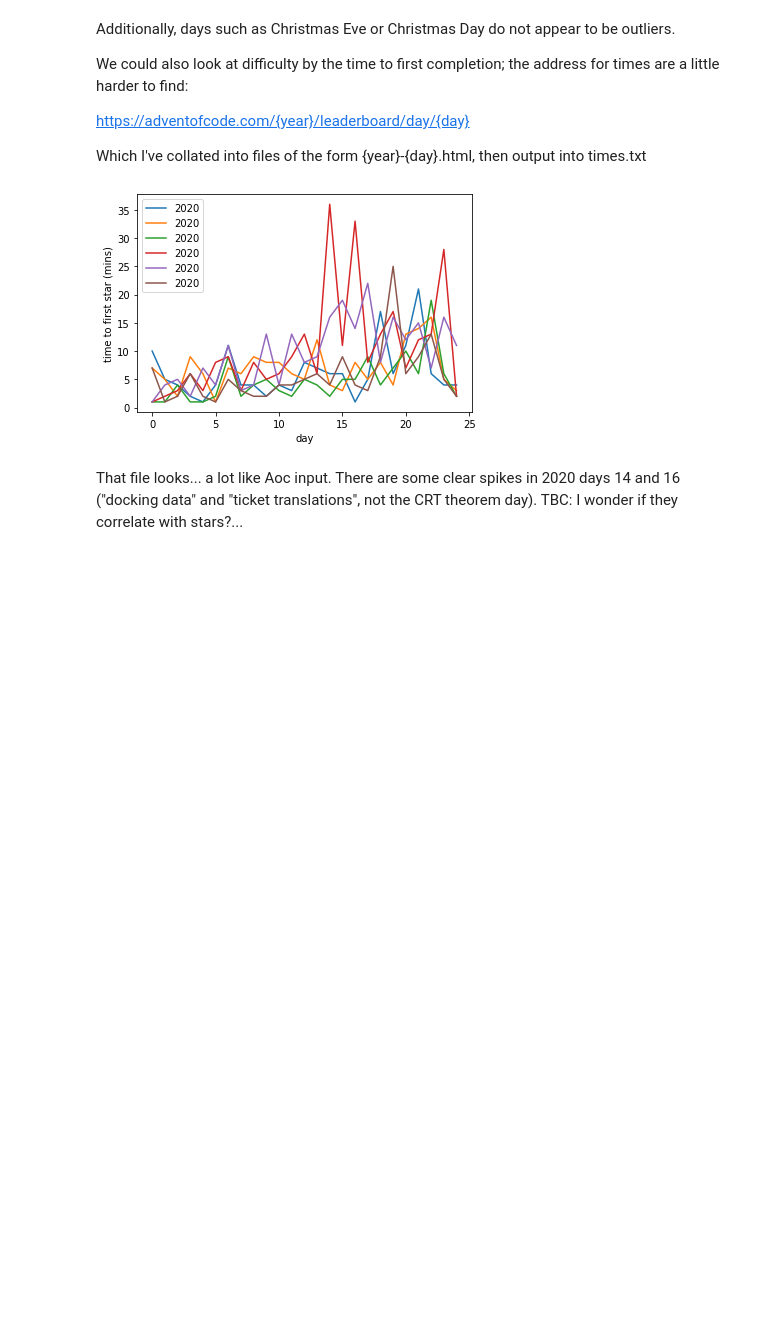
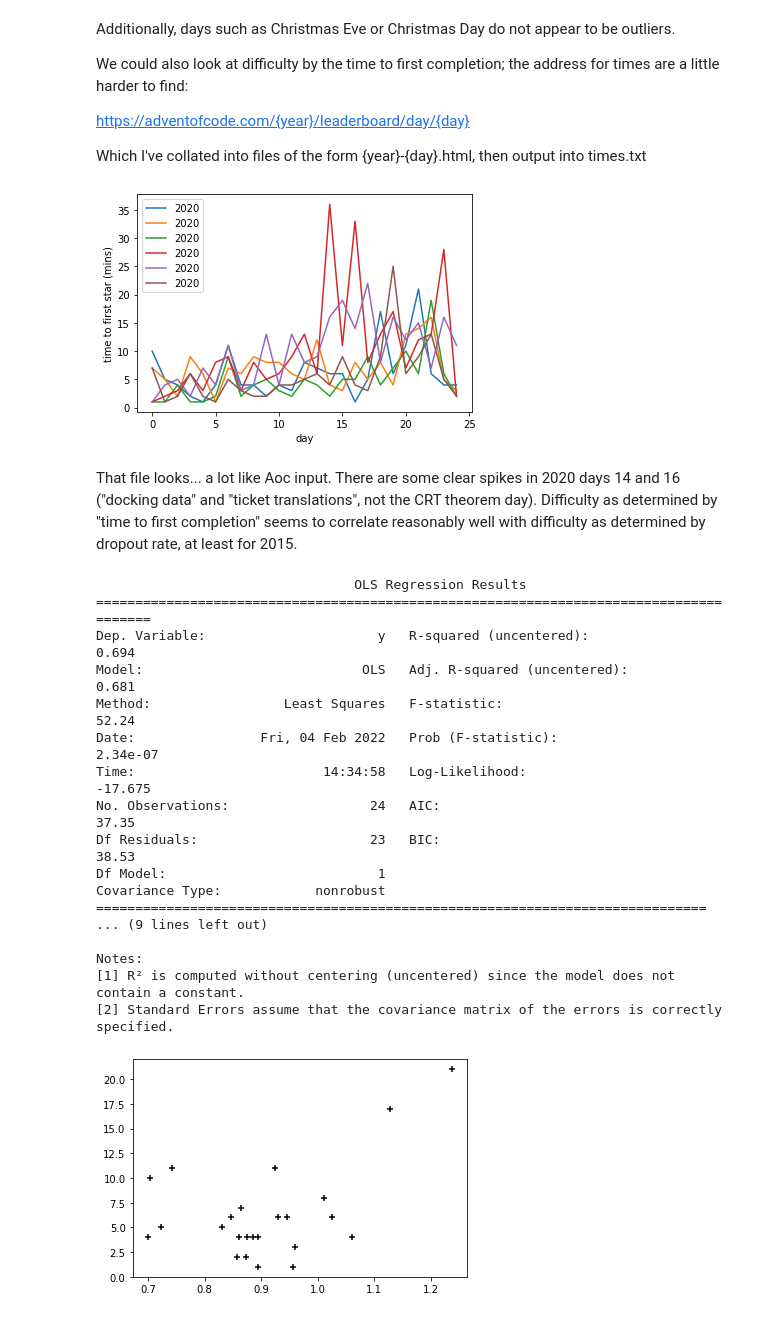
Before and after one commit to martyn-smith/AdventOfCodeStats, a Jupyter notebook: AoC.ipynb, the cells around one changed output. Drawn from its saved outputs; the diff is of its cells as text; code cells hidden in the pictures; blank space fills up the shorter version.

Commit message:
added correlation test and data tarball

```diff
--- a/AoC.ipynb
+++ b/AoC.ipynb
@@ -31,14 +31,16 @@ import numpy as np
 np.set_printoptions(precision=3)
 import re
 
-def parse(year):
+def completions(year: int):
+    """
+    grab gold and silver completions for each day in the given year
+    """
     with open(f"data/{year}.html") as f:
         lines = f.readlines()
-
     day = []
     gold = []
     silver = []
-    #we're reversing lines to make error handling easier - see later.
+    #we're reversing line order to make error handling easier - see later.
     for line in lines[::-1]:
         if c := re.match(r"^.*> *(\d+) .*> *(\d+).*> *(\d+).*$", line):
             #some slightly cheeky error handling here:
@@ -63,7 +65,7 @@ Neat fact: Python's `math` module log in base $e$ by default.
 from math import log
 import matplotlib.pyplot as plt
 
-(day, gold, silver) = parse(2016)
+(day, gold, silver) = completions(2016)
 log_gold = [log(g) for g in gold]
 plt.plot(day, log_gold)
 plt.xlabel("day")
@@ -157,11 +151,12 @@ https://adventofcode.com/{year}/leaderboard/day/{day}
 
 Which I've collated into files of the form {year}-{day}.html, then output into times.txt
 # %%
-import re
 from datetime import datetime
-import matplotlib.pyplot as plt
 
-def get_time(year, day):
+def times(year, day):
+    """
+    grabs the time of first completion for a given year and day.
+    """
     with open(f"data/{year}-{day}.html") as f:
         page = f.read()
     t = re.search(r"1\).*(\d{2}:\d{2}:\d{2})", page)
@@ -173,13 +168,14 @@ with open("data/times.txt", "w") as f:
     for year in range(2015, 2021):
         days = []
         for day in range(1, 26):
-            minute, second = get_time(year, day)
+            minute, second = times(year, day)
             days.append(minute)
             f.write(f"{year}, {day}: {minute}, {second}\n")
         years[year] = days
 
 for y in years:
     plt.plot(years[y], label=year)
+
 plt.xlabel("day")
 plt.ylabel("time to first star (mins)")
 plt.legend()
@@ -188,4 +184,32 @@ plt.show()
 [figure]
 # %% [markdown]
 That file looks... a lot like Aoc input. There are some clear spikes in 2020 days 14 and 16 ("docking data" and "ticket translations", not the CRT theorem day).
-TBC: I wonder if they correlate with stars?...
+Difficulty as determined by "time to first completion" seems to correlate reasonably well with difficulty as determined by dropout rate, at least for 2015.
+# %%
+by_time = years[2015][:-1]
+by_ratio_data = completions(2015)[1]
+by_ratio = [d / e for d, e in zip(by_ratio_data[1:], by_ratio_data[:-1])]
+model = sm.OLS(by_ratio, by_time)
+results = model.fit()
+print(results.summary())
+plt.scatter(by_ratio, by_time, marker="+", color="black")
+plt.show()
+# %% [output]
+                                 OLS Regression Results
+=======================================================================================
+Dep. Variable:                      y   R-squared (uncentered):                   0.694
+Model:                            OLS   Adj. R-squared (uncentered):              0.681
+Method:                 Least Squares   F-statistic:                              52.24
+Date:                Fri, 04 Feb 2022   Prob (F-statistic):                    2.34e-07
+Time:                        14:34:58   Log-Likelihood:                         -17.675
+No. Observations:                  24   AIC:                                      37.35
+Df Residuals:                      23   BIC:                                      38.53
+Df Model:                           1
+Covariance Type:            nonrobust
+==============================================================================
+... (9 lines left out)
+
+Notes:
+[1] R² is computed without centering (uncentered) since the model does not contain a constant.
+[2] Standard Errors assume that the covariance matrix of the errors is correctly specified.
+[figure, added]
```
Also changed, not shown: parts of 9 cells of this notebook, 2 other files.
